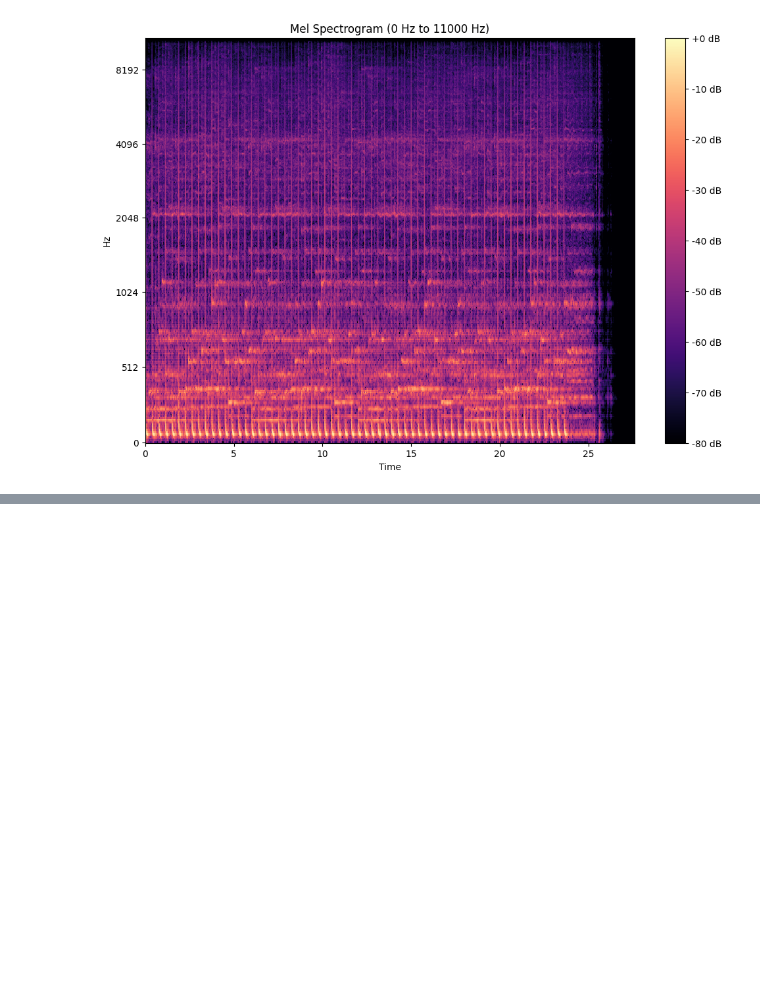
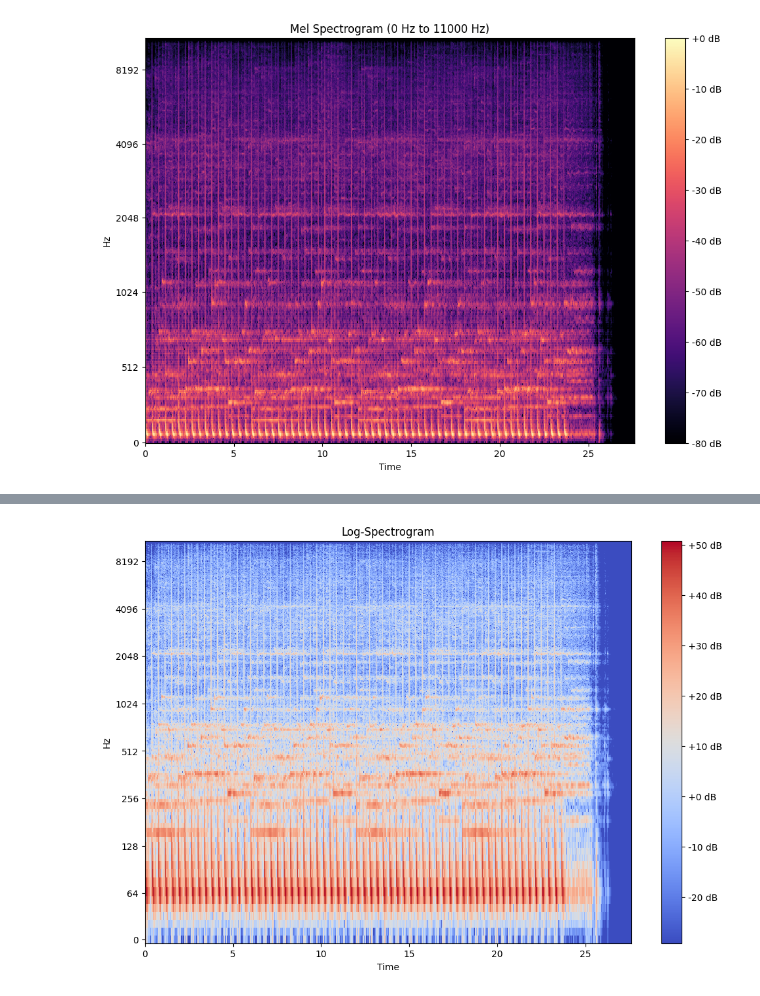
Before and after one commit to ka-de/notebooks, a Jupyter notebook: Audio/Show Me Your Sound.ipynb, the cells around one changed output, grey strips where cells are left out. Saved outputs shown, nothing was run; the diff lists cells and outputs as text; code cells hidden in the pictures; blank space fills up the shorter version.

Commit message:
Log spectro.
Signed-off-by: Balazs Horvath <molekule@outlook.de>

```diff
--- a/Audio/Show Me Your Sound.ipynb
+++ b/Audio/Show Me Your Sound.ipynb
@@ -55,0 +75,15 @@ plt.show()
+# %%
+# Compute the standard spectrogram
+spectrogram = np.abs(librosa.stft(y))
+
+# Convert to a logarithmic scale (log-spectrogram)
+log_spectrogram = librosa.amplitude_to_db(spectrogram)
+
+# Plot the log-spectrogram
+plt.figure(figsize=(12, 8))
+librosa.display.specshow(log_spectrogram, x_axis='time', y_axis='log')
+plt.colorbar(format='%+2.0f dB')
+plt.title('Log-Spectrogram')
+plt.show()
+# %% [output]
+[figure, added]
```
Also changed, not shown: parts of 4 cells of this notebook, 1 other file.
